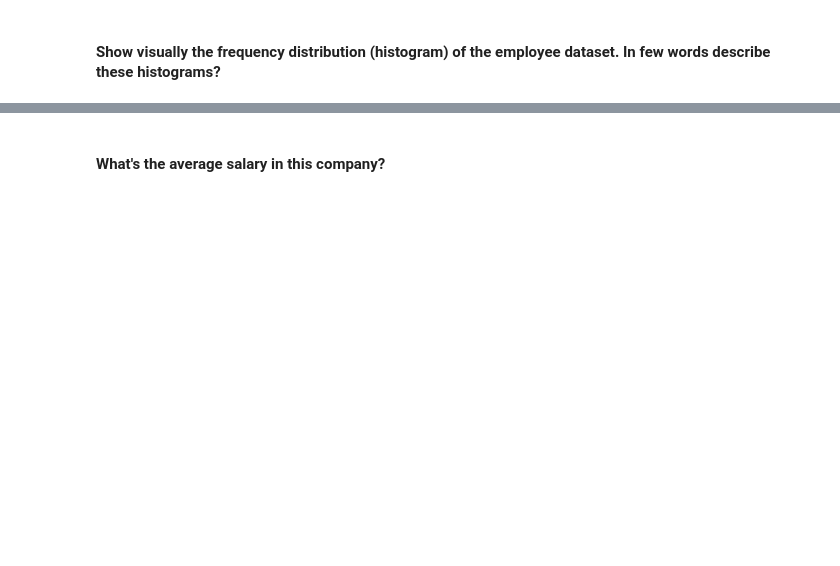
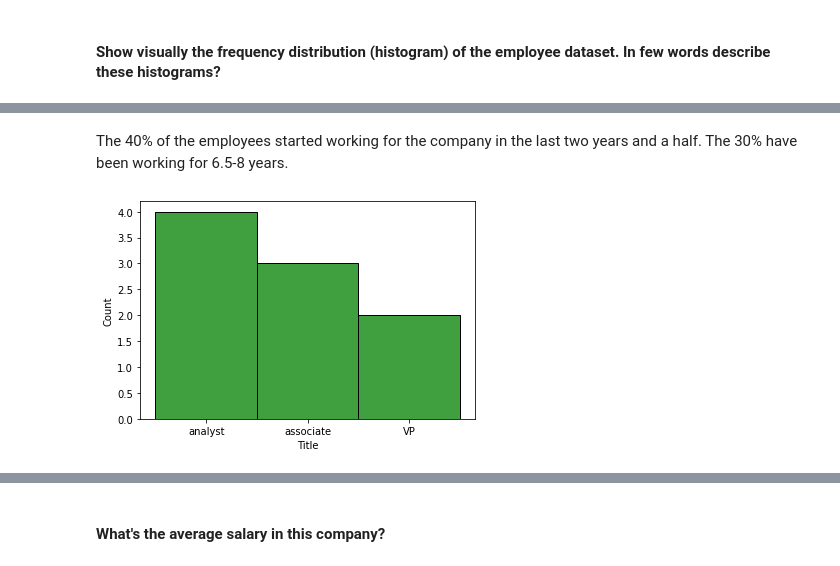
Before and after one commit to angelanavarrog/lab-subsetting-and-descriptive-stats, a Jupyter notebook: your-code/main.ipynb, the cells around one changed output, grey strips where cells are left out. Saved outputs shown, nothing was run; the diff lists cells and outputs as text; code cells hidden in the pictures; blank space fills up the shorter version.

```diff
--- a/your-code/main.ipynb
+++ b/your-code/main.ipynb
@@ -70,0 +211,6 @@ import seaborn as sns
+# %% [markdown]
+The 40% of the employees started working for the company in the last two years and a half. The 30% have been working for 6.5-8 years.
+# %%
+sns.histplot( employee.Title, color='g');
+# %% [output]
+[figure, added]
```
Also changed, not shown: parts of 86 cells of this notebook.
